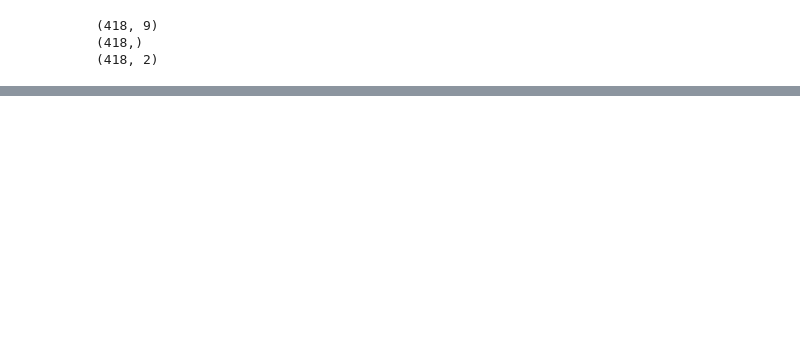
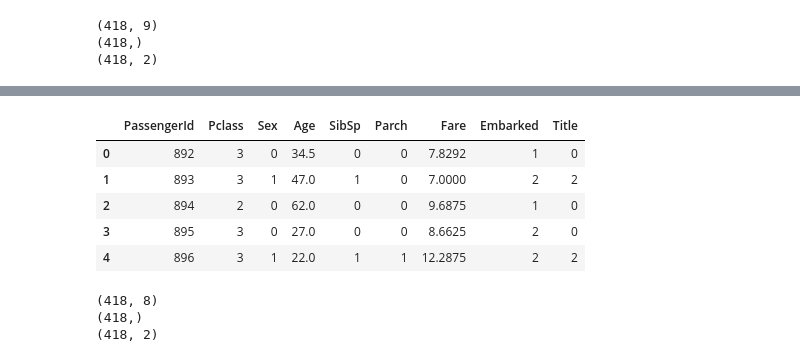
Before and after one commit to beatrzm/personal-projects, a Jupyter notebook: kaggle competitions/titanic.ipynb, the cells around one changed output, grey strips where cells are left out. Drawn from its saved outputs; the diff is of its cells as text; code cells hidden in the pictures; blank space fills up the shorter version.

```diff
--- a/kaggle competitions/titanic.ipynb
+++ b/kaggle competitions/titanic.ipynb
@@ -559,0 +641,26 @@ other ensembles: svm?
+# %%
+test = test.drop
+# %% [output]
+|  | PassengerId | Pclass | Sex | Age | SibSp | Parch | Fare | Embarked | Title |
+| 0 | 892 | 3 | 0 | 34.5 | 0 | 0 | 7.8292 | 1 | 0 |
+| 1 | 893 | 3 | 1 | 47.0 | 1 | 0 | 7.0000 | 2 | 2 |
+| 2 | 894 | 2 | 0 | 62.0 | 0 | 0 | 9.6875 | 1 | 0 |
+| 3 | 895 | 3 | 0 | 27.0 | 0 | 0 | 8.6625 | 2 | 0 |
+| 4 | 896 | 3 | 1 | 22.0 | 1 | 1 | 12.2875 | 2 | 2 |
+# %%
+# predict
+
+predictions = clf.predict(testf)
+print(testf.shape)
+print(predictions.shape)
+
+final_preds = np.column_stack((np.array(test['PassengerId']), np.array(predictions)))
+print(final_preds.shape)
+
+# final preds to csv
+
+np.savetxt('final_GBT.csv', final_preds, delimiter=',', fmt='%s', header='PassengerId,Survived', comments='') # got 0.79425
+# %% [output]
+(418, 8)
+(418,)
+(418, 2)
```
Also changed, not shown: parts of 22 cells of this notebook.
